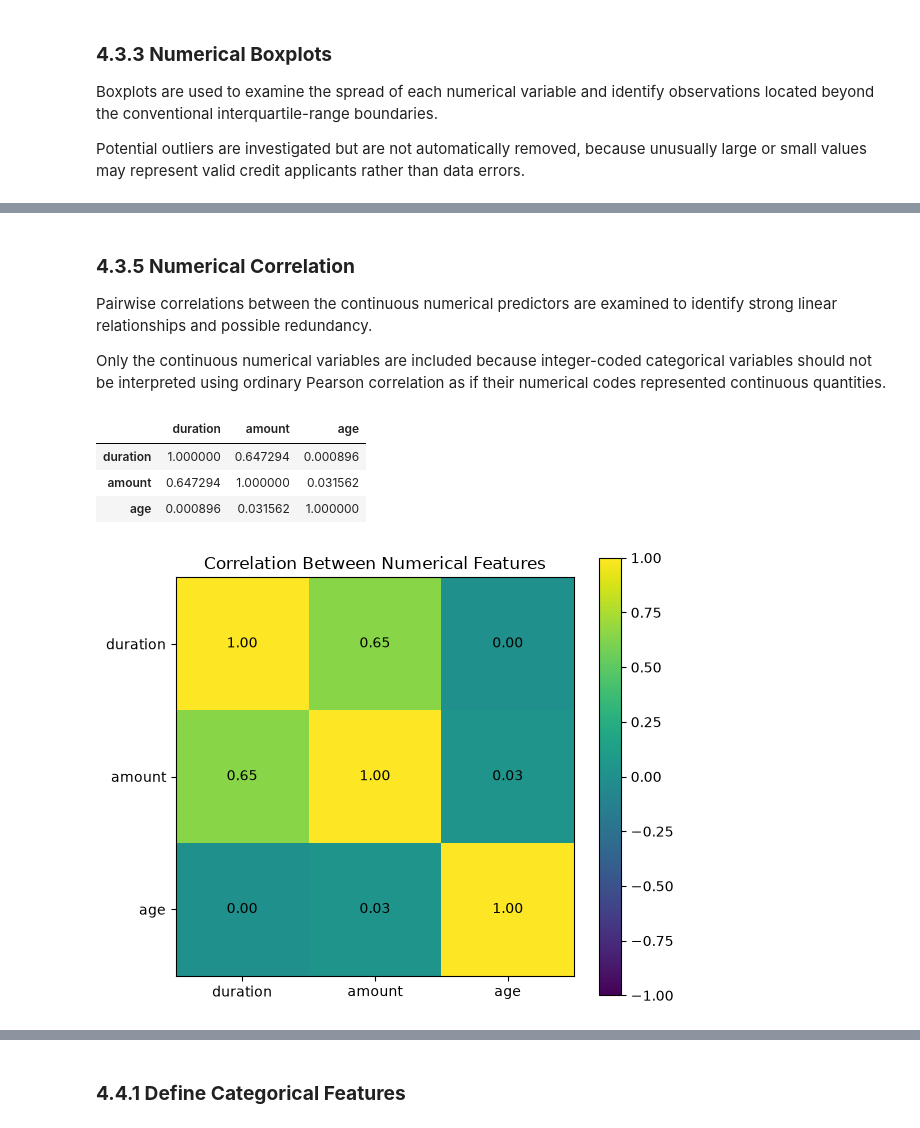
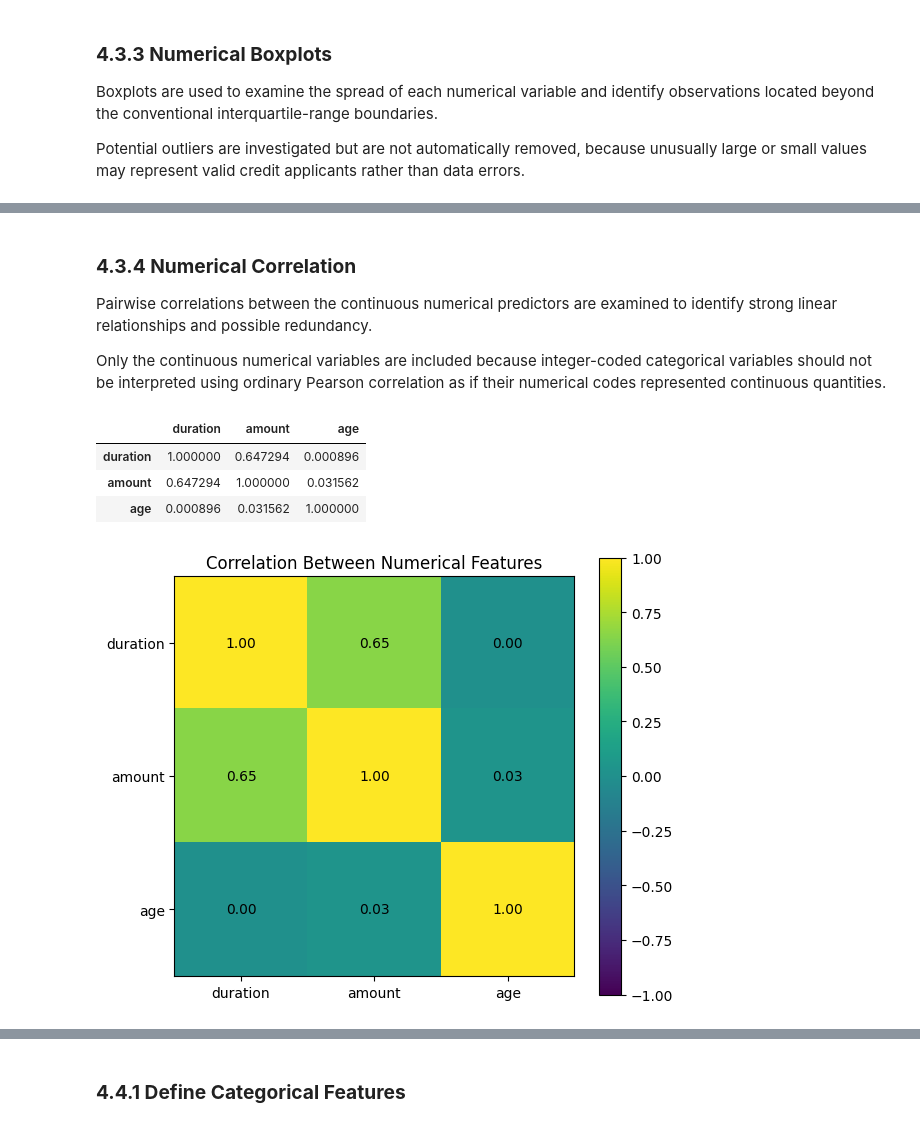
Before and after one commit to tnamgia76-debug/DS66B_group_5-German-Credit_Statistic, a Jupyter notebook: main_v2.ipynb, the cells around one changed output, grey strips where cells are left out. Saved outputs shown, nothing was run; the diff lists cells and outputs as text; code cells hidden in the pictures.

```diff
--- a/main_v2.ipynb
+++ b/main_v2.ipynb
@@ -171,17 +169,11 @@ rename_map = {
     "gastarb": "foreign_worker"
 }
 # %%
-development = development.rename(
-    columns=rename_map
-)
+development = development.rename(columns=rename_map)
 
-benchmark = benchmark.rename(
-    columns=rename_map
-)
+benchmark = benchmark.rename(columns=rename_map)
 
-competition = competition.rename(
-    columns=rename_map
-)
+competition = competition.rename(columns=rename_map)
 # %%
 development.columns.tolist()
 # %% [output]
@@ -668,5 +598,5 @@ for feature in numeric_features:
 # %% [markdown]
-### **4.3.5 Numerical Correlation**
+### **4.3.4 Numerical Correlation**
 
 Pairwise correlations between the continuous numerical predictors are examined to identify strong linear relationships and possible redundancy.
 
@@ -686,47 +618,36 @@ numeric_correlation
 # %%
 fig, ax = plt.subplots(figsize=(6, 5))
 
 image = ax.imshow(
     numeric_correlation,
     vmin=-1,
     vmax=1
 )
 
-ax.set_xticks(
-    range(len(numeric_features))
-)
+ax.set_xticks(range(len(numeric_features)))
 
-ax.set_yticks(
-    range(len(numeric_features))
-)
+ax.set_yticks(range(len(numeric_features)))
 
-ax.set_xticklabels(
-    numeric_features
-)
+ax.set_xticklabels(numeric_features)
 
-ax.set_yticklabels(
-    numeric_features
-)
+ax.set_yticklabels(numeric_features)
 
 for i in range(len(numeric_features)):
     for j in range(len(numeric_features)):
         ax.text(
             j,
             i,
             f"{numeric_correlation.iloc[i, j]:.2f}",
             ha="center",
             va="center"
         )
 
-plt.title(
-    "Correlation Between Numerical Features"
-)
-
+plt.title("Correlation Between Numerical Features")
 plt.colorbar(image)
 plt.tight_layout()
 plt.show()
 # %% [output]
-[figure, old version]
+[figure, new version]
 # %% [markdown]
 ### **Numerical Feature Findings**
 
```
Also changed, not shown: parts of 216 cells of this notebook.
